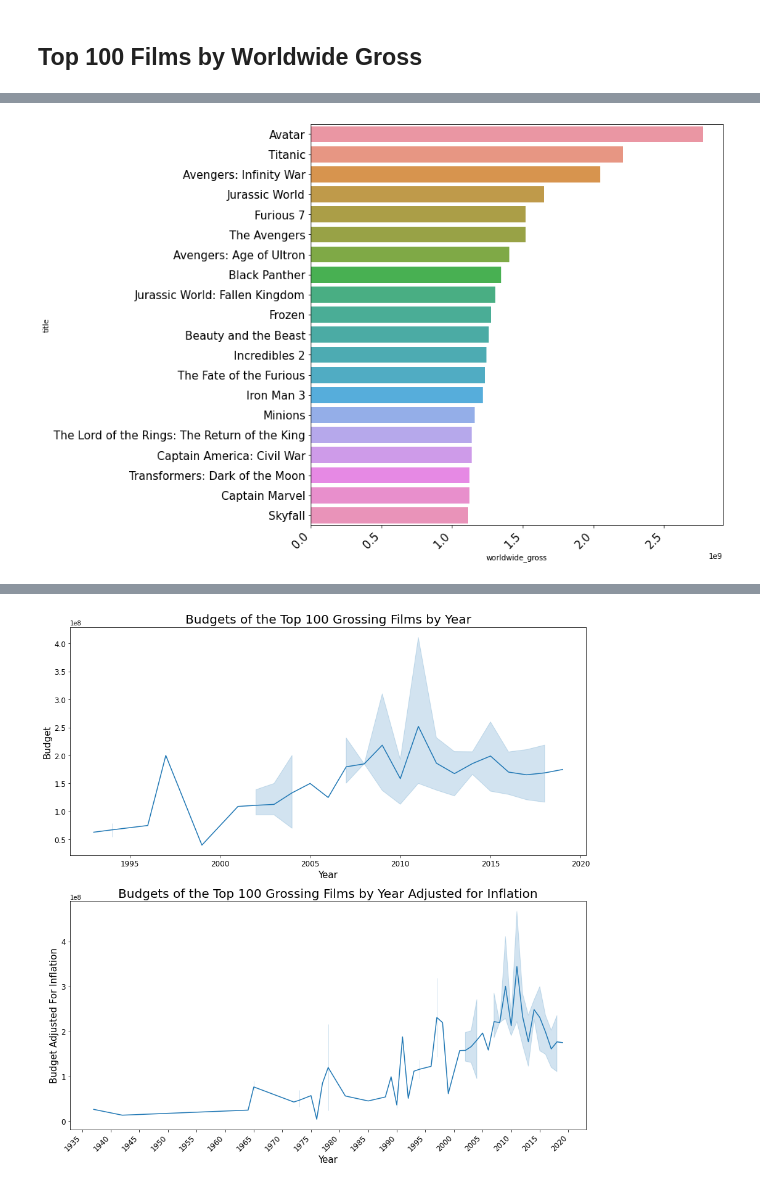
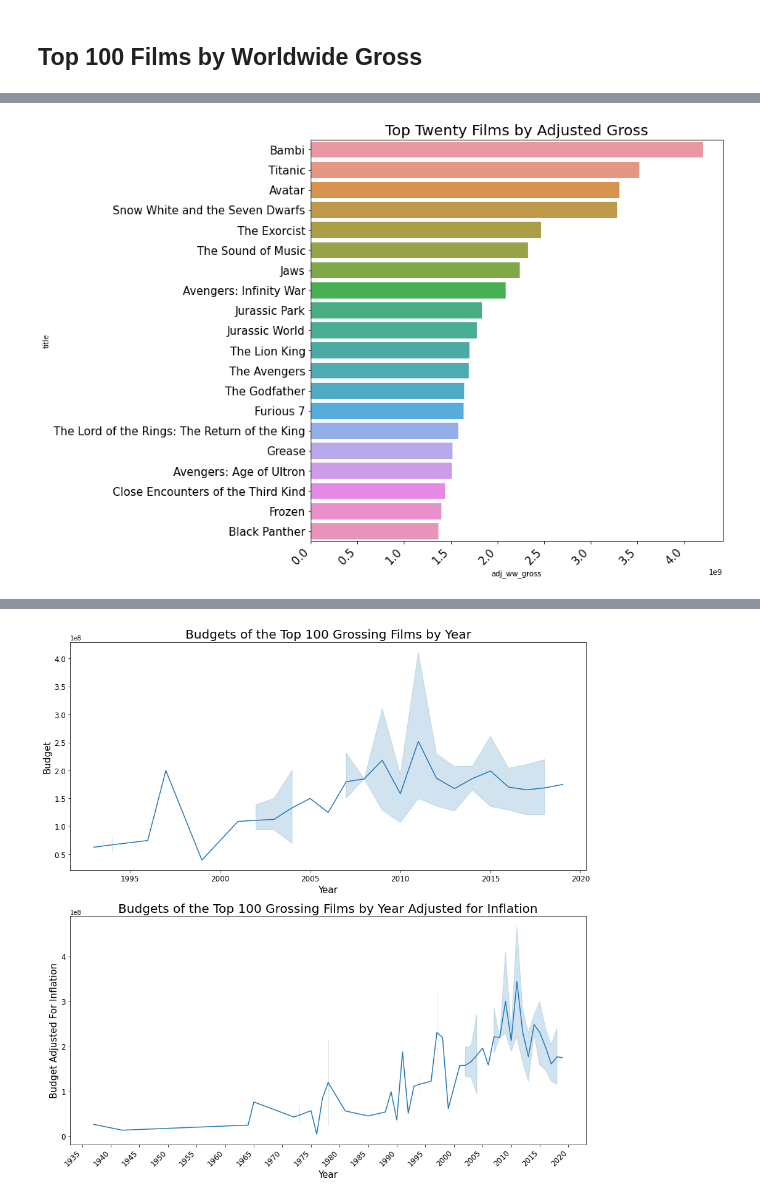
Before and after one commit to jeffreyhwatson/MS_Box_Office_Insights, a Jupyter notebook: rt_tn_workspace-Copy1.ipynb, the cells around one changed output, grey strips where cells are left out. Saved outputs shown, nothing was run; the diff lists cells and outputs as text; code cells hidden in the pictures.

```diff
--- a/rt_tn_workspace-Copy1.ipynb
+++ b/rt_tn_workspace-Copy1.ipynb
@@ -168,6 +169,5 @@ memory usage: 1.6+ MB
 # %%
 #adding net profit columns
-df['adj_dom_net'] = df['adj_dom_gross'].sub(df['adj_prod_budg'])
-df['adj_ww_net'] = df['adj_ww_gross'].sub(df['adj_prod_budg'])
-df['adj_i_net'] = df['adj_i_gross'].sub(df['adj_prod_budg'])
-df.info()
+dfr['adj_dom_net'] = dfr['adj_dom_gross'].sub(dfr['adj_prod_budg'])
+dfr['adj_ww_net'] = dfr['adj_ww_gross'].sub(dfr['adj_prod_budg'])
+dfr['adj_i_net'] = dfr['adj_i_gross'].sub(dfr['adj_prod_budg'])
@@ -192,9 +174,9 @@ memory usage: 1.7+ MB
 # %%
-#adding return on investment columns and checking results
-df['adj_dom_roi'] = df['adj_dom_net'].divide(df['adj_prod_budg'])
-df['adj_ww_roi'] = df['adj_ww_net'].divide(df['adj_prod_budg'])
-df['adj_i_roi'] = df['adj_i_net'].divide(df['adj_prod_budg'])
-df.head(1)
+#adding adjusted return on investment columns and checking results
+dfr['adj_dom_roi'] = dfr['adj_dom_net'].divide(dfr['adj_prod_budg'])
+dfr['adj_ww_roi'] = dfr['adj_ww_net'].divide(dfr['adj_prod_budg'])
+dfr['adj_i_roi'] = dfr['adj_i_net'].divide(dfr['adj_prod_budg'])
+dfr.head(1)
 # %% [output]
 |  | idx | rotten_tomatoes_link | movie_title | movie_info | critics_consensus | content_rating | genres | ... |
 | 0 | 0 | m/0814255 | Percy Jackson & the Olympians: Th... | Always trouble-prone, the life of... | Though it may seem like just anot... | PG | Action & Adventure, Comedy, Drama... | ... |
@@ -220,9 +203,10 @@ Index(['idx', 'rotten_tomatoes_link', 'movie_title', 'movie_info',
 # %%
-df = df.rename(columns = {'movie_title':'title', 'release_date':'date',\
+# renaming columns
+dfr = dfr.rename(columns = {'movie_title':'title', 'release_date':'date',\
                           'content_rating': 'rating', 'genres': 'genres',\
                           'tomatometer_top_critics_count': 'top', 'tomatometer_fresh_critics_count': 'fresh',\
                           'tomatometer_rotten_critics_count': 'rotten'})
-df.columns
+dfr.columns
 # %% [output]
 Index(['idx', 'rotten_tomatoes_link', 'title', 'movie_info',
        'critics_consensus', 'rating', 'genres', 'directors', 'authors',
@@ -247,8 +249,15 @@ top20_gross_films = unique_gross_titles.sort_values(by='worldwide_gross', ascend
+# %%
+# creating dataframes sorted by adjusted gross
+title_adj_gross = dfr[['title', 'adj_prod_budg', 'adj_ww_gross', 'adj_ww_net', 'adj_ww_roi', 'genres', 'year', 'month']]
+unique_adj_titles = title_adj_gross.drop_duplicates(subset = ['title'])
+top100_adj_gross_films = unique_adj_titles.sort_values(by='adj_ww_gross', ascending=False).head(100)
+top20_adj_gross_films = unique_adj_titles.sort_values(by='adj_ww_gross', ascending=False).head(20)
 # %%
 fig, ax=plt.subplots(figsize=(10, 10))
-sns.barplot(x='worldwide_gross', y='title', data= top20_gross_films)
+sns.barplot(x='adj_ww_gross', y='title', data= top20_adj_gross_films)
 ax.tick_params(labelsize=15)
 plt.xticks(rotation=45, ha='right')
+ax.set_title('Top Twenty Films by Adjusted Gross', size = 20)
 plt.show()
 # %% [output]
-[figure, old version]
+[figure, new version]
```
Also changed, not shown: parts of 40 cells of this notebook, 1 other file.
